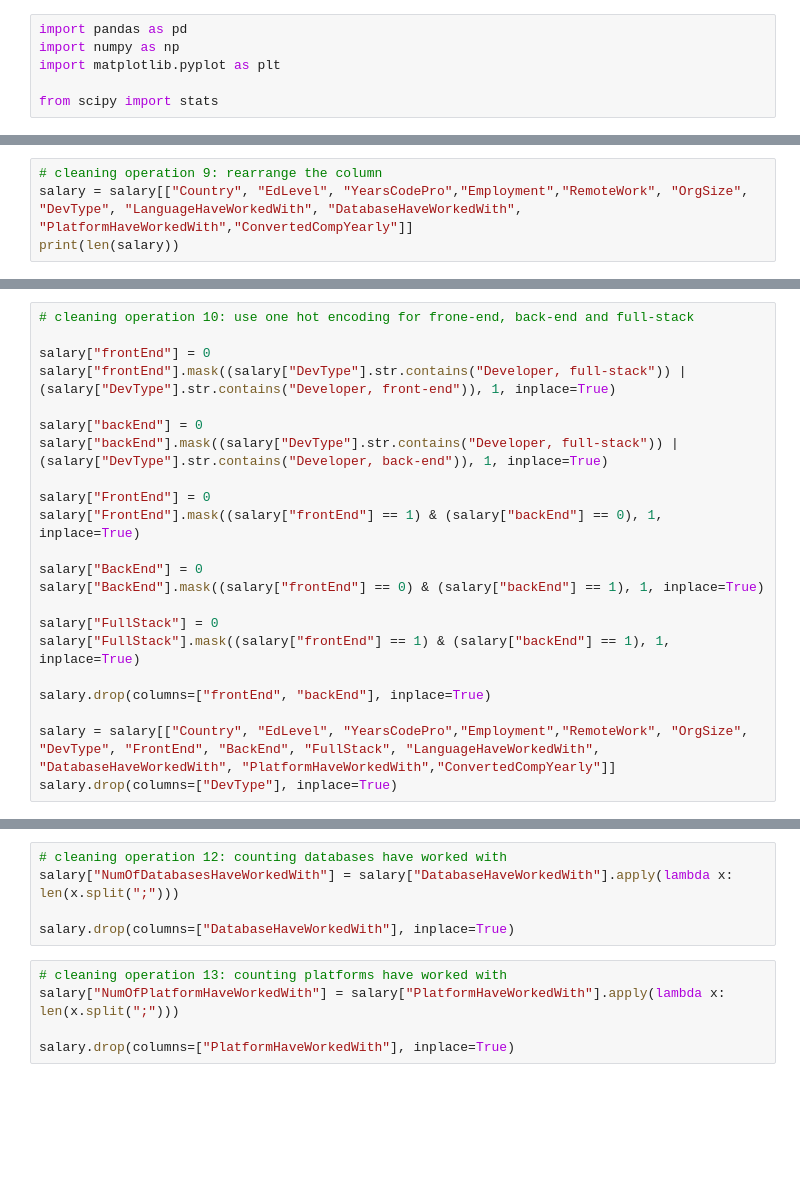
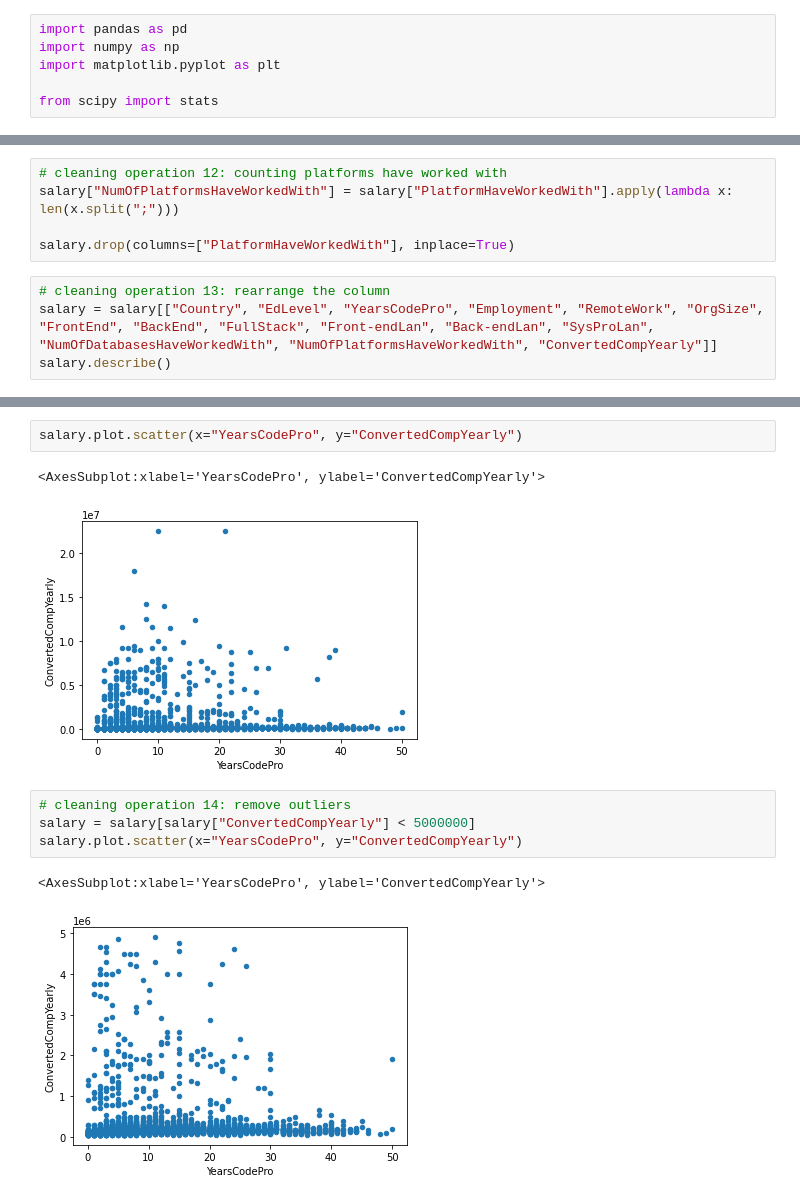
Before and after one commit to MaRonggg/CSE-487, a Jupyter notebook: cse_487.ipynb, the cells around one changed output, grey strips where cells are left out. Saved outputs shown, nothing was run; the diff lists cells and outputs as text; blank space fills up the shorter version.

Commit message:
cleaning completed

```diff
--- a/cse_487.ipynb
+++ b/cse_487.ipynb
@@ -50,4 +231,9 @@ print(len(salary))
+# %%
+# cleaning operation 12: counting platforms have worked with
+salary["NumOfPlatformsHaveWorkedWith"] = salary["PlatformHaveWorkedWith"].apply(lambda x: len(x.split(";")))
+
+salary.drop(columns=["PlatformHaveWorkedWith"], inplace=True)
 # %%
-# cleaning operation 9: rearrange the column
-salary = salary[["Country", "EdLevel", "YearsCodePro","Employment","RemoteWork", "OrgSize", "DevType", "LanguageHaveWorkedWith", "DatabaseHaveWorkedWith", "PlatformHaveWorkedWith","ConvertedCompYearly"]]
-print(len(salary))
+# cleaning operation 13: rearrange the column
+salary = salary[["Country", "EdLevel", "YearsCodePro", "Employment", "RemoteWork", "OrgSize", "FrontEnd", "BackEnd", "FullStack", "Front-endLan", "Back-endLan", "SysProLan", "NumOfDatabasesHaveWorkedWith", "NumOfPlatformsHaveWorkedWith", "ConvertedCompYearly"]]
+salary.describe()
@@ -54,22 +249,0 @@ print(len(salary))
-# %%
-# cleaning operation 10: use one hot encoding for frone-end, back-end and full-stack
-
-salary["frontEnd"] = 0
-salary["frontEnd"].mask((salary["DevType"].str.contains("Developer, full-stack")) | (salary["DevType"].str.contains("Developer, front-end")), 1, inplace=True)
-
-salary["backEnd"] = 0
-salary["backEnd"].mask((salary["DevType"].str.contains("Developer, full-stack")) | (salary["DevType"].str.contains("Developer, back-end")), 1, inplace=True)
-
-salary["FrontEnd"] = 0
-salary["FrontEnd"].mask((salary["frontEnd"] == 1) & (salary["backEnd"] == 0), 1, inplace=True)
-
-salary["BackEnd"] = 0
-salary["BackEnd"].mask((salary["frontEnd"] == 0) & (salary["backEnd"] == 1), 1, inplace=True)
-
-salary["FullStack"] = 0
-salary["FullStack"].mask((salary["frontEnd"] == 1) & (salary["backEnd"] == 1), 1, inplace=True)
-
-salary.drop(columns=["frontEnd", "backEnd"], inplace=True)
-
-salary = salary[["Country", "EdLevel", "YearsCodePro","Employment","RemoteWork", "OrgSize", "DevType", "FrontEnd", "BackEnd", "FullStack", "LanguageHaveWorkedWith", "DatabaseHaveWorkedWith", "PlatformHaveWorkedWith","ConvertedCompYearly"]]
-salary.drop(columns=["DevType"], inplace=True)
@@ -97,10 +250,12 @@ salary.drop(columns=["LanguageHaveWorkedWith"], inplace=True)
-# %%
-# cleaning operation 12: counting databases have worked with
-salary["NumOfDatabasesHaveWorkedWith"] = salary["DatabaseHaveWorkedWith"].apply(lambda x: len(x.split(";")))
-
-salary.drop(columns=["DatabaseHaveWorkedWith"], inplace=True)
-# %%
-# cleaning operation 13: counting platforms have worked with
-salary["NumOfPlatformHaveWorkedWith"] = salary["PlatformHaveWorkedWith"].apply(lambda x: len(x.split(";")))
-
-salary.drop(columns=["PlatformHaveWorkedWith"], inplace=True)
+# %%
+salary.plot.scatter(x="YearsCodePro", y="ConvertedCompYearly")
+# %% [output]
+<AxesSubplot:xlabel='YearsCodePro', ylabel='ConvertedCompYearly'>
+[figure, added]
+# %%
+# cleaning operation 14: remove outliers
+salary = salary[salary["ConvertedCompYearly"] < 5000000]
+salary.plot.scatter(x="YearsCodePro", y="ConvertedCompYearly")
+# %% [output]
+<AxesSubplot:xlabel='YearsCodePro', ylabel='ConvertedCompYearly'>
+[figure, added]
```
Also changed, not shown: parts of 20 cells of this notebook.
